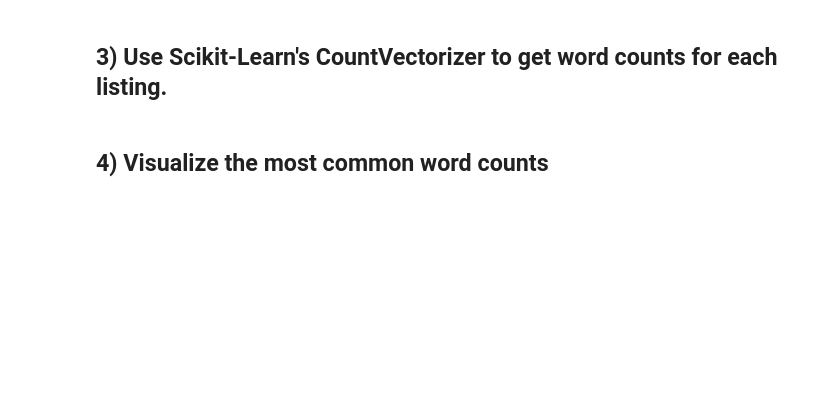
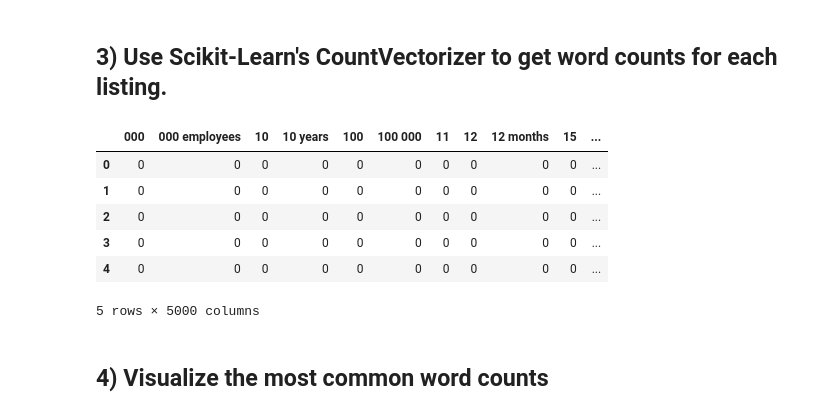
Before and after one commit to JeffreyAsuncion/DS-Unit-4-Sprint-1-NLP, a Jupyter notebook: module2-vector-representations/LS_DS_412_Vector_Representations_Assignment.ipynb, the cells around one changed output. Drawn from its saved outputs; the diff is of its cells as text; code cells hidden in the pictures; blank space fills up the shorter version.

```diff
--- a/module2-vector-representations/LS_DS_412_Vector_Representations_Assignment.ipynb
+++ b/module2-vector-representations/LS_DS_412_Vector_Representations_Assignment.ipynb
@@ -32,0 +46,17 @@ raise Exception("\nThis task is not complete. \nReplace this line with your code
+# %%
+import spacy
+from spacy.tokenizer import Tokenizer
+
+nlp = spacy.load("en_core_web_lg")
+tokenizer = Tokenizer(nlp.vocab)
+
+DS_STOP_WORDS = ['data', ' ', 'b', 'Data', 'science', 'Science']
+
+# Tokenizer Pipe
+tokens = []
+for doc in tokenizer.pipe(job_list['description'], batch_size=500):
+    doc_tokens = [token.lower_.strip() for token in doc if ((token.is_stop != True) and (token.is_punct != True) and (token.text not in DS_STOP_WORDS))]
+    tokens.append(doc_tokens)
+
+job_list['tokens'] = tokens
+job_list.head()
@@ -38,2 +72,24 @@ raise Exception("\nThis task is not complete. \nReplace this line with your code
+# %%
+from sklearn.feature_extraction.text import CountVectorizer
+
+vect = CountVectorizer(stop_words='english', max_features=5000, ngram_range=(1,3))
+
+data = job_list['description']
+
+#Learn our Vocab
+vect.fit(data)
+# Get sparse dtm
+dtm = vect.transform(data)
+
+dtm = pd.DataFrame(dtm.todense(), columns=vect.get_feature_names())
+dtm.head()
+# %% [output]
+|  | 000 | 000 employees | 10 | 10 years | 100 | 100 000 | 11 | 12 | 12 months | 15 | ... |
+| 0 | 0 | 0 | 0 | 0 | 0 | 0 | 0 | 0 | 0 | 0 | ... |
+| 1 | 0 | 0 | 0 | 0 | 0 | 0 | 0 | 0 | 0 | 0 | ... |
+| 2 | 0 | 0 | 0 | 0 | 0 | 0 | 0 | 0 | 0 | 0 | ... |
+| 3 | 0 | 0 | 0 | 0 | 0 | 0 | 0 | 0 | 0 | 0 | ... |
+| 4 | 0 | 0 | 0 | 0 | 0 | 0 | 0 | 0 | 0 | 0 | ... |
+5 rows × 5000 columns
 # %% [markdown]
 ## 4) Visualize the most common word counts
```
Also changed, not shown: parts of 9 cells of this notebook, 2 other files.
